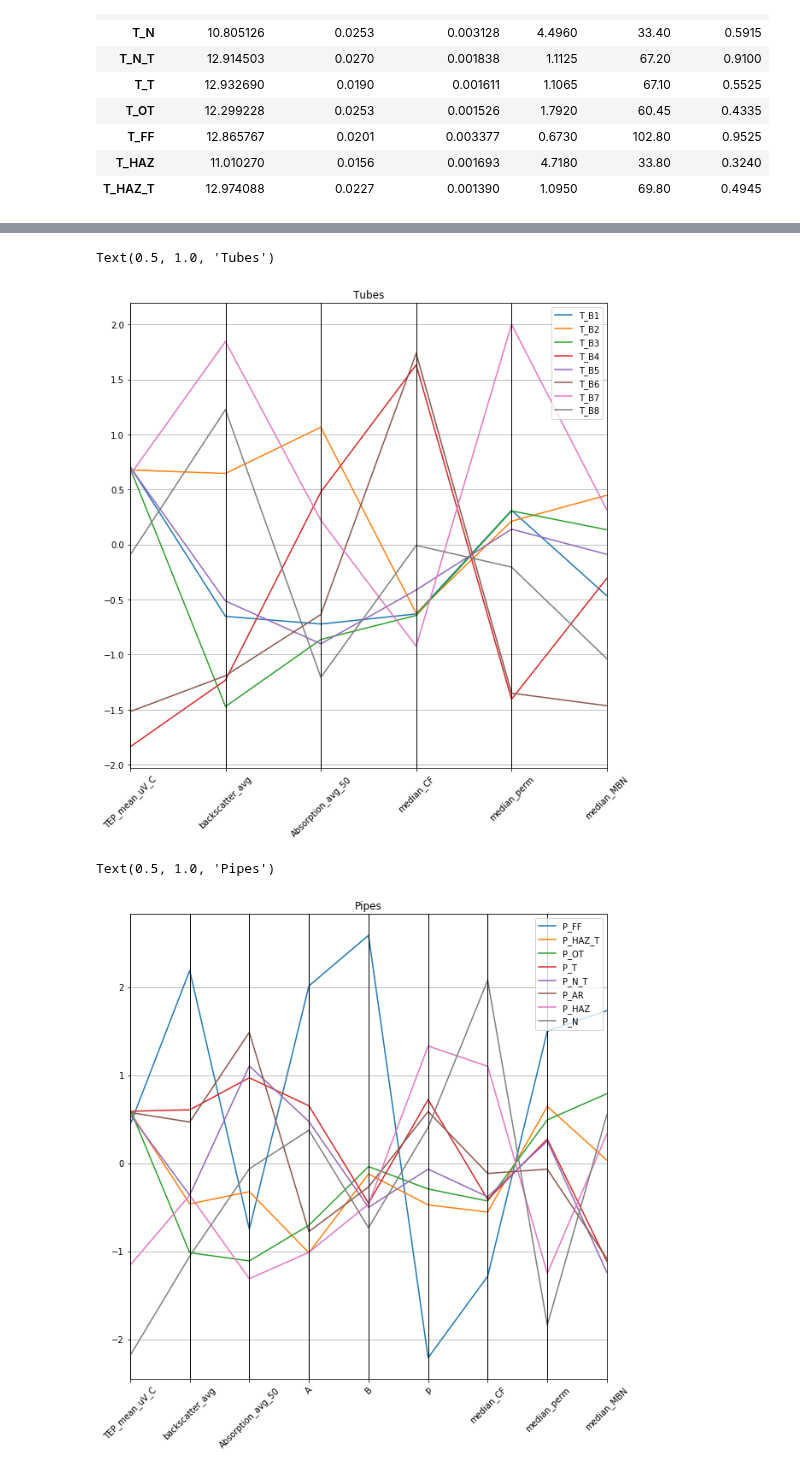
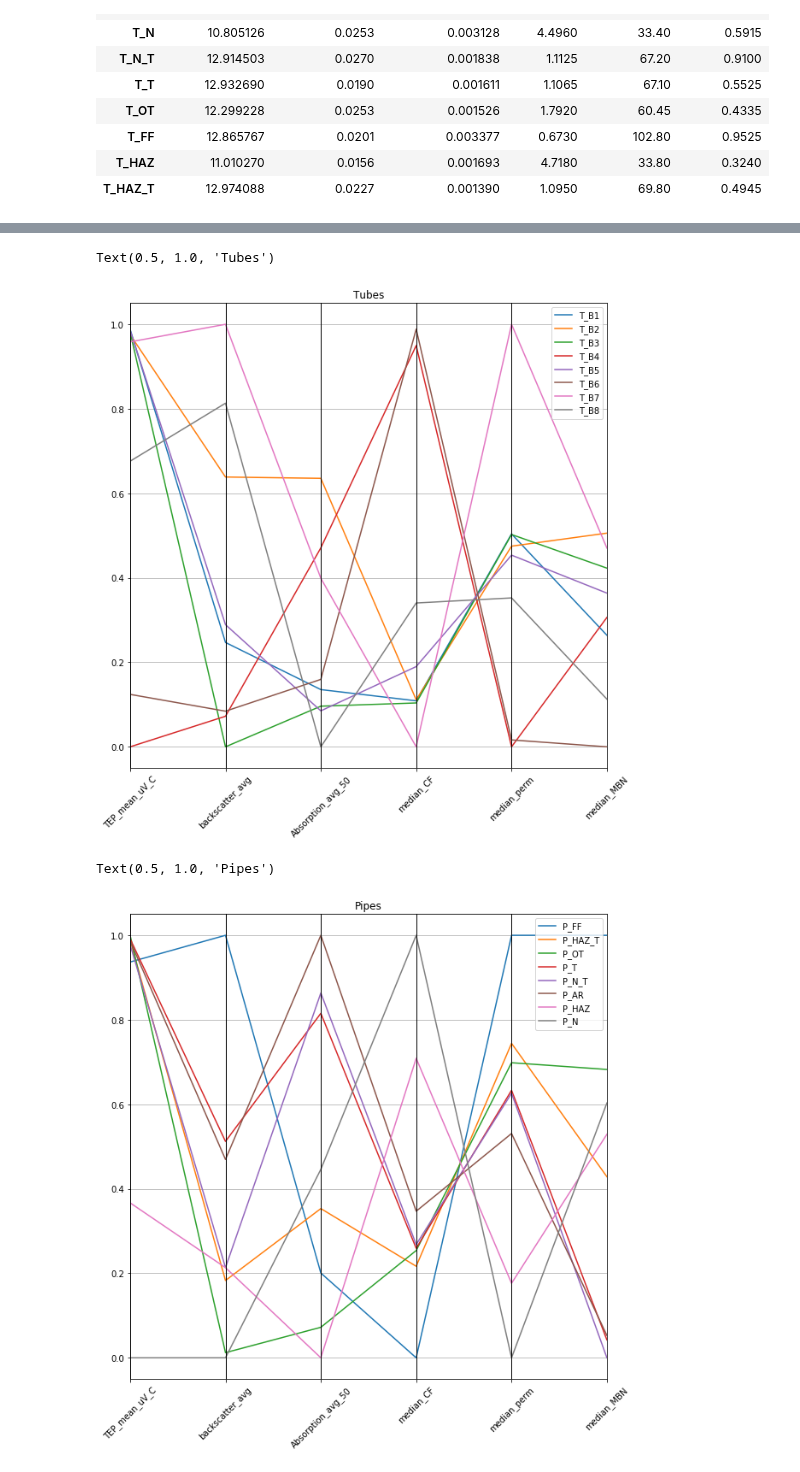
Before and after one commit to Marie-anneMawhin/Oct20_EPRI, a Jupyter notebook: Task1/NB/NB_data_exploration/Merged_data_exploration_parallelcoords.ipynb, the cells around one changed output, grey strips where cells are left out. Drawn from its saved outputs; the diff is of its cells as text; code cells hidden in the pictures.

Commit message:
separate plots for parallel coords

```diff
--- a/Task1/NB/NB_data_exploration/Merged_data_exploration_parallelcoords.ipynb
+++ b/Task1/NB/NB_data_exploration/Merged_data_exploration_parallelcoords.ipynb
@@ -7,8 +7,9 @@ import matplotlib
 import matplotlib.pyplot as plt
 from pandas.plotting import parallel_coordinates
 # %%
+# Fit and transform dataframe using MinMaxScaler
 def scale_df(df):
-    scaler = StandardScaler()
+    scaler = MinMaxScaler()
     df_scaled = pd.DataFrame(scaler.fit_transform(df))
     df_scaled.columns = df.columns
     df_scaled.index = df.index
@@ -88,16 +114,16 @@ plt.xticks(rotation=45)
 plt.title("Tubes")
 # %% [output]
 Text(0.5, 1.0, 'Tubes')
-[figure, old version]
+[figure, new version]
 # %%
-data_pipe = merged_pipe[["TEP_mean_uV_C","backscatter_avg","Absorption_avg_50","A","B","p","median_CF","median_perm","median_MBN"]]
+data_pipe = merged_pipe[["TEP_mean_uV_C","backscatter_avg","Absorption_avg_50","median_CF","median_perm","median_MBN"]]
 scaled_pipe, scaler = scale_df(data_pipe)
 scaled_pipe['condition'] = data_pipe.index
 
 plt.figure(figsize=(10,10))
 parallel_coordinates(scaled_pipe,class_column="condition",color=matplotlib.colors.TABLEAU_COLORS)
 plt.xticks(rotation=45)
 plt.title("Pipes")
 # %% [output]
 Text(0.5, 1.0, 'Pipes')
-[figure, old version]
+[figure, new version]
```
Also changed, not shown: parts of 7 cells of this notebook.
